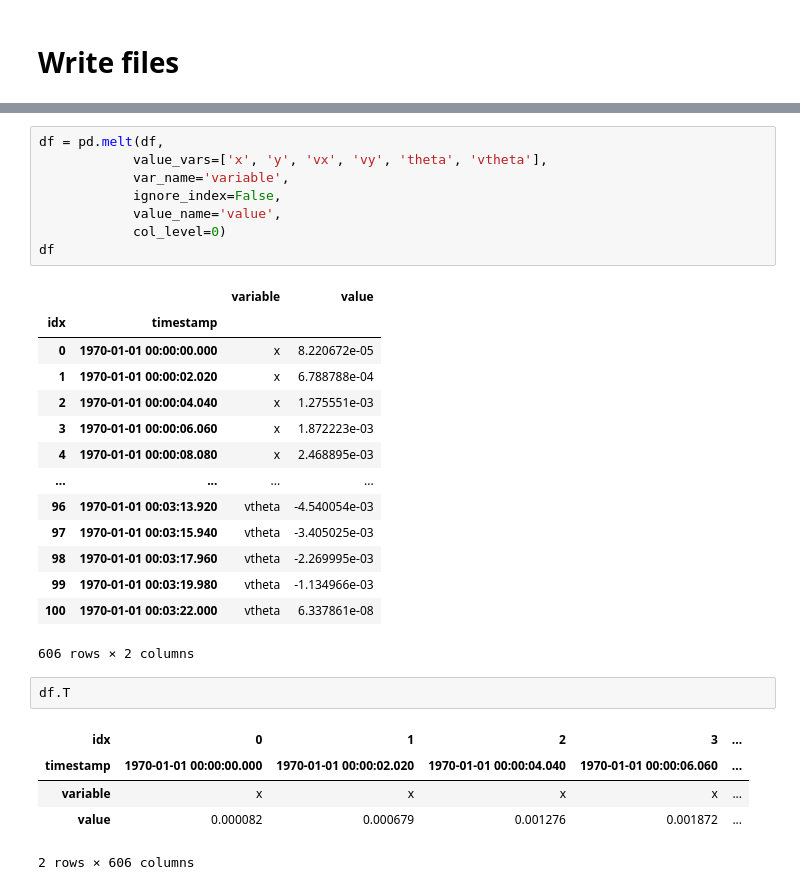
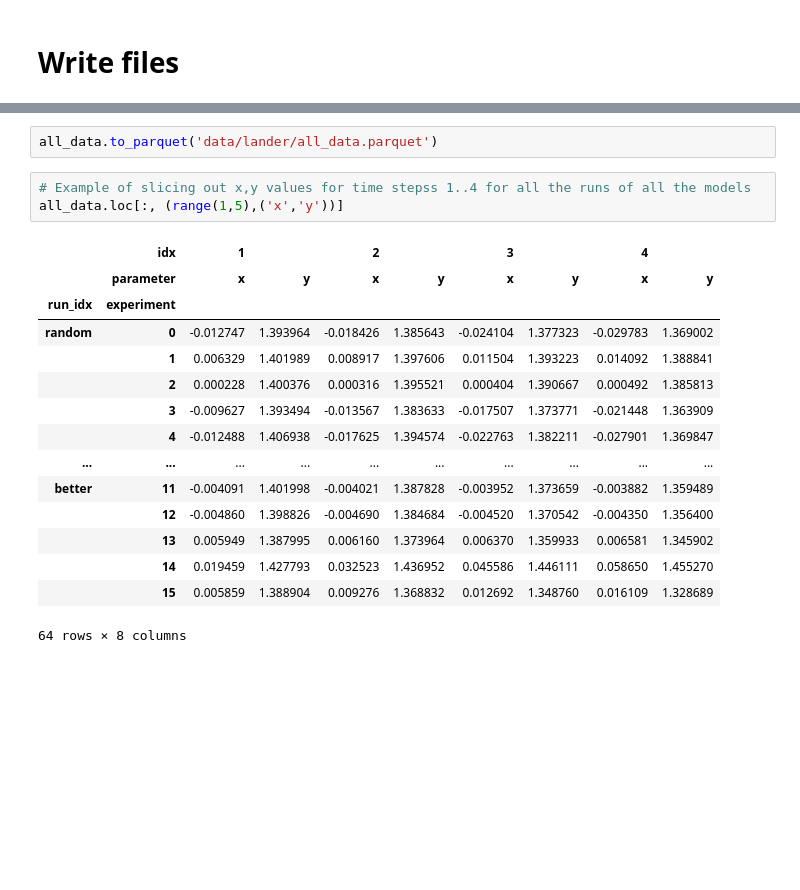
Before and after one commit to rcpaffenroth/dac_raghu, a Jupyter notebook: LunarLander_process.ipynb, the cells around one changed output, grey strips where cells are left out. Saved outputs shown, nothing was run; the diff lists cells and outputs as text; blank space fills up the shorter version.

```diff
--- a/LunarLander_process.ipynb
+++ b/LunarLander_process.ipynb
@@ -102,31 +87,21 @@ df
-# %%
-df = pd.melt(df,
-            value_vars=['x', 'y', 'vx', 'vy', 'theta', 'vtheta'],
-            var_name='variable',
-            ignore_index=False,
-            value_name='value',
-            col_level=0)
-df
-# %% [output]
-|  |  | variable | value |
-| idx | timestamp |  |  |
-| 0 | 1970-01-01 00:00:00.000 | x | 8.220672e-05 |
-| 1 | 1970-01-01 00:00:02.020 | x | 6.788788e-04 |
-| 2 | 1970-01-01 00:00:04.040 | x | 1.275551e-03 |
-| 3 | 1970-01-01 00:00:06.060 | x | 1.872223e-03 |
-| 4 | 1970-01-01 00:00:08.080 | x | 2.468895e-03 |
-| ... | ... | ... | ... |
-| 96 | 1970-01-01 00:03:13.920 | vtheta | -4.540054e-03 |
-| 97 | 1970-01-01 00:03:15.940 | vtheta | -3.405025e-03 |
-| 98 | 1970-01-01 00:03:17.960 | vtheta | -2.269995e-03 |
-| 99 | 1970-01-01 00:03:19.980 | vtheta | -1.134966e-03 |
-| 100 | 1970-01-01 00:03:22.000 | vtheta | 6.337861e-08 |
-606 rows × 2 columns
-# %%
-df.T
-# %% [output]
-| idx | 0 | 1 | 2 | 3 | ... |
-| timestamp | 1970-01-01 00:00:00.000 | 1970-01-01 00:00:02.020 | 1970-01-01 00:00:04.040 | 1970-01-01 00:00:06.060 | ... |
-| variable | x | x | x | x | ... |
-| value | 0.000082 | 0.000679 | 0.001276 | 0.001872 | ... |
-2 rows × 606 columns
+# %%
+all_data.to_parquet('data/lander/all_data.parquet')
+# %%
+# Example of slicing out x,y values for time stepss 1..4 for all the runs of all the models
+all_data.loc[:, (range(1,5),('x','y'))]
+# %% [output]
+|  | idx | 1 |  | 2 |  | 3 |  | 4 |  |
+|  | parameter | x | y | x | y | x | y | x | y |
+| run_idx | experiment |  |  |  |  |  |  |  |  |
+| random | 0 | -0.012747 | 1.393964 | -0.018426 | 1.385643 | -0.024104 | 1.377323 | -0.029783 | 1.369002 |
+|  | 1 | 0.006329 | 1.401989 | 0.008917 | 1.397606 | 0.011504 | 1.393223 | 0.014092 | 1.388841 |
+|  | 2 | 0.000228 | 1.400376 | 0.000316 | 1.395521 | 0.000404 | 1.390667 | 0.000492 | 1.385813 |
+|  | 3 | -0.009627 | 1.393494 | -0.013567 | 1.383633 | -0.017507 | 1.373771 | -0.021448 | 1.363909 |
+|  | 4 | -0.012488 | 1.406938 | -0.017625 | 1.394574 | -0.022763 | 1.382211 | -0.027901 | 1.369847 |
+| ... | ... | ... | ... | ... | ... | ... | ... | ... | ... |
+| better | 11 | -0.004091 | 1.401998 | -0.004021 | 1.387828 | -0.003952 | 1.373659 | -0.003882 | 1.359489 |
+|  | 12 | -0.004860 | 1.398826 | -0.004690 | 1.384684 | -0.004520 | 1.370542 | -0.004350 | 1.356400 |
+|  | 13 | 0.005949 | 1.387995 | 0.006160 | 1.373964 | 0.006370 | 1.359933 | 0.006581 | 1.345902 |
+|  | 14 | 0.019459 | 1.427793 | 0.032523 | 1.436952 | 0.045586 | 1.446111 | 0.058650 | 1.455270 |
+|  | 15 | 0.005859 | 1.388904 | 0.009276 | 1.368832 | 0.012692 | 1.348760 | 0.016109 | 1.328689 |
+64 rows × 8 columns
```
Also changed, not shown: parts of 3 cells of this notebook.
